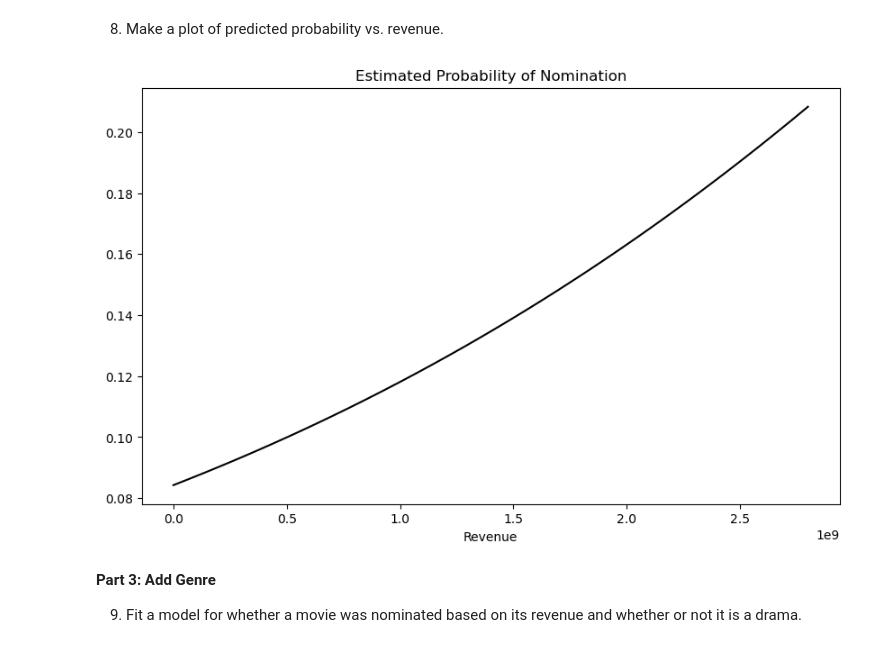
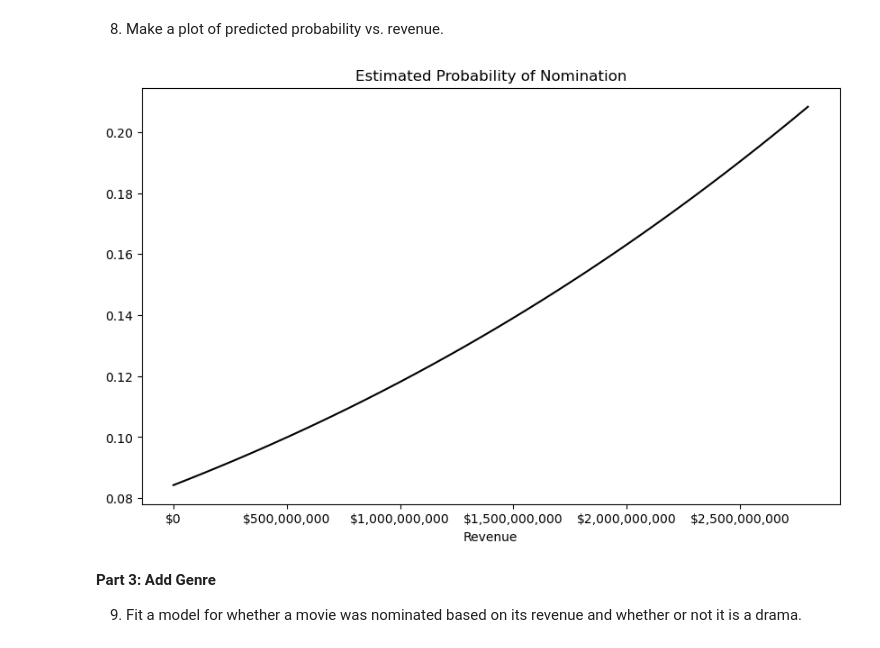
Before and after one commit to nss-data-science-cohort-9/logistic-regression-Grantalan, a Jupyter notebook: notebooks/Logistic_Regression_Exercise.ipynb, the cells around one changed output. Drawn from its saved outputs; the diff is of its cells as text; code cells hidden in the pictures.

```diff
--- a/notebooks/Logistic_Regression_Exercise.ipynb
+++ b/notebooks/Logistic_Regression_Exercise.ipynb
@@ -101,23 +113,27 @@ Estimated Probability of Nomination with $500M revenue: 0.09992508312035361
 >* Estimated probability of nomination with **500M** dollar revenue: 0.09992508312035361
 # %% [markdown]
 8. Make a plot of predicted probability vs. revenue.
+# %%
+formatter = mticker.StrMethodFormatter('${x:,.0f}')
 # %%
 fit_df = pd.DataFrame({
     'Revenue': np.linspace(start = movies['Revenue'].min(),
                             stop = movies['Revenue'].max(),
                             num = 100)
 })
 
 fit_df['fit'] = mov_nom_rev_logreg.predict(fit_df)
 
-fit_df.plot(x = 'Revenue',
+ax = fit_df.plot(x = 'Revenue',
              y = 'fit',
              legend = False,
              figsize = (10,6),
              color = 'black',
             title = 'Estimated Probability of Nomination');
+
+ax.xaxis.set_major_formatter(formatter)
 # %% [output]
-[figure, old version]
+[figure, new version]
 # %% [markdown]
 **Part 3: Add Genre**
 
```
Also changed, not shown: parts of 3 cells of this notebook.
